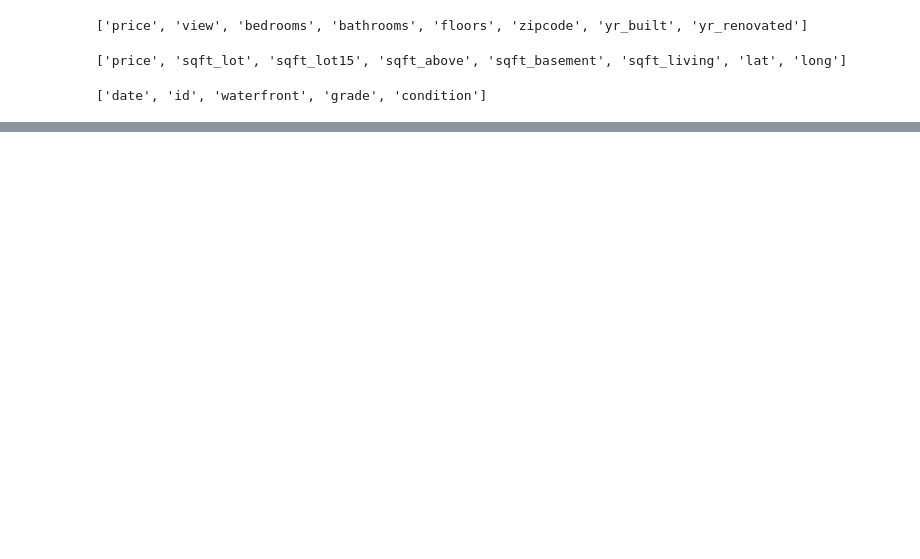
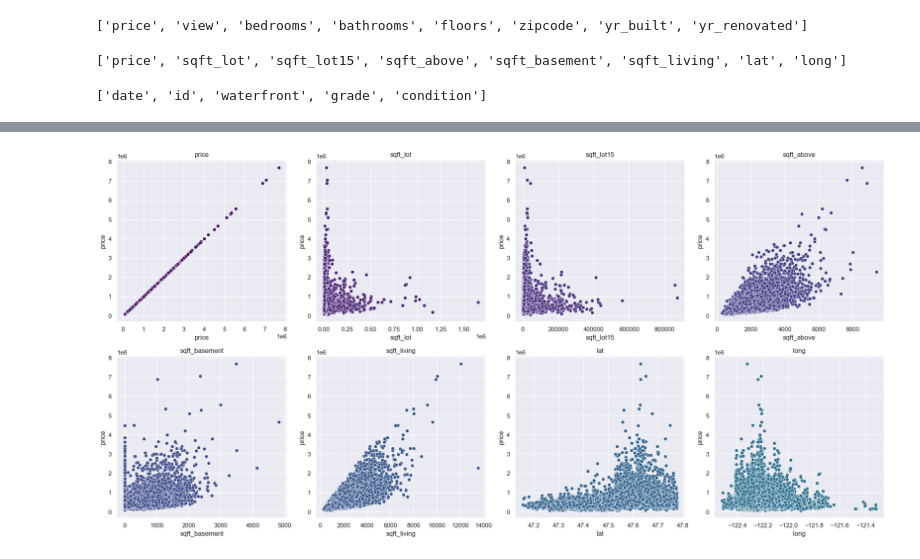
Before and after one commit to martaverfer/mini-project-ironkaggle, a Jupyter notebook: notebooks/main.ipynb, the cells around one changed output, grey strips where cells are left out. Saved outputs shown, nothing was run; the diff lists cells and outputs as text; code cells hidden in the pictures; blank space fills up the shorter version.

```diff
--- a/notebooks/main.ipynb
+++ b/notebooks/main.ipynb
@@ -163,0 +126,4 @@ plots.gryffindor_histograms(continuous_columns, df)
+# %%
+plots.plots_for_columns(df, continuous_columns, PlotType.SCATTER)
+# %% [output]
+[figure, added]
```
Also changed, not shown: parts of 9 cells of this notebook, 2 other files.
